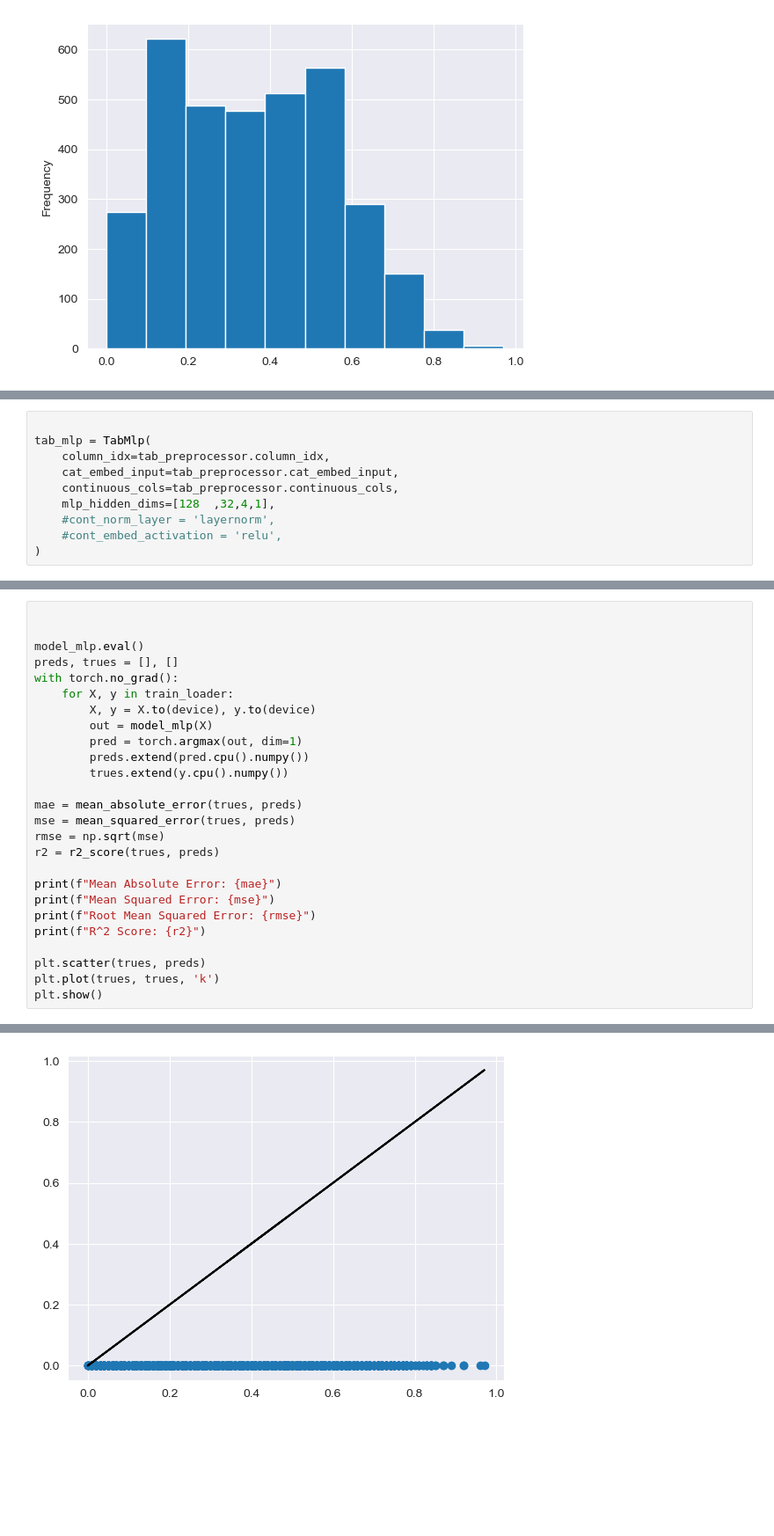
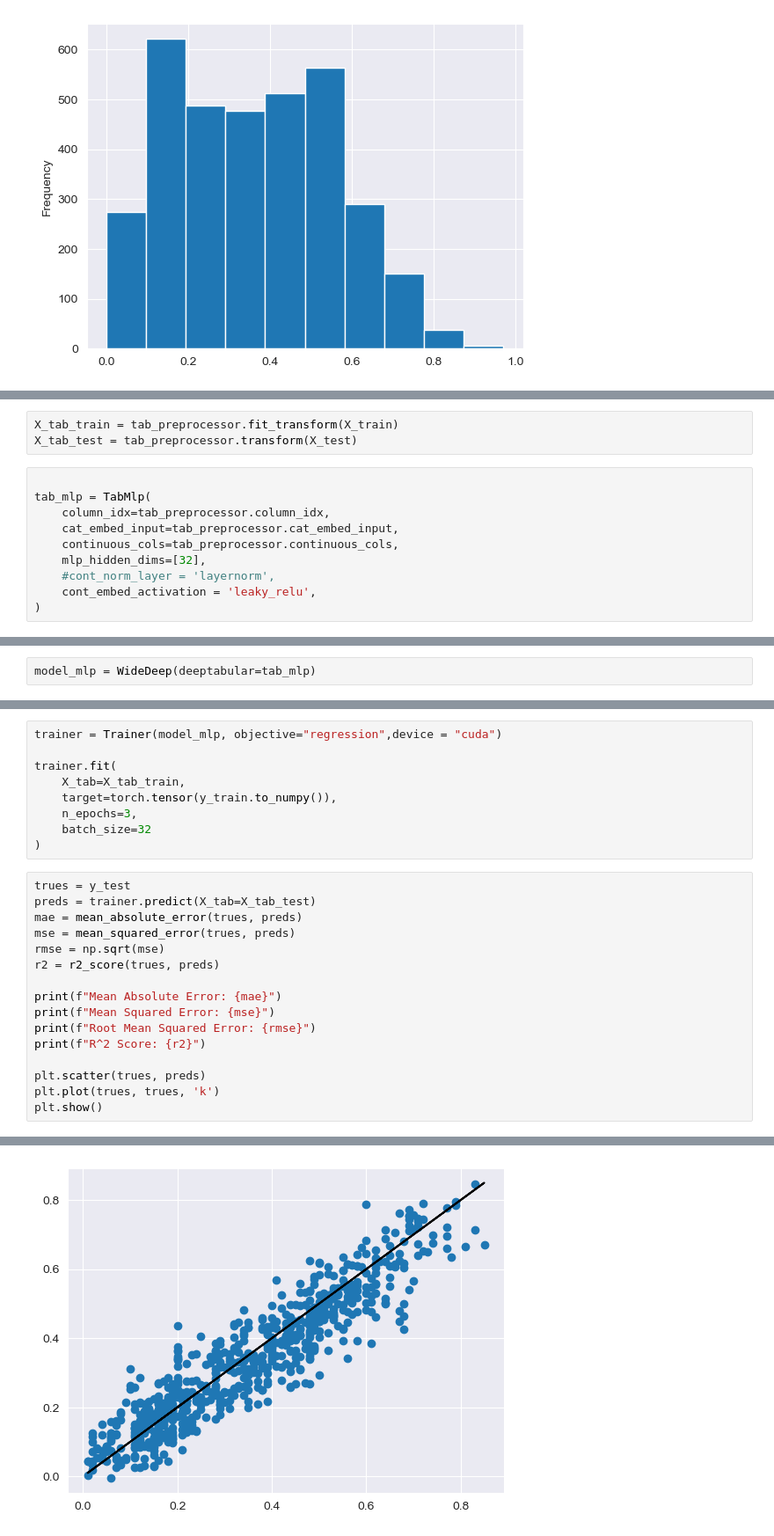
Before and after one commit to Afonso-Leal/PredictingRoadAccidentRisk_GabrielLeal, a Jupyter notebook: tab_transform_2.ipynb, the cells around one changed output, grey strips where cells are left out. Shown at 88% size. Saved outputs shown, nothing was run; the diff lists cells and outputs as text; blank space fills up the shorter version.

```diff
--- a/tab_transform_2.ipynb
+++ b/tab_transform_2.ipynb
@@ -71,11 +71,14 @@ X_tab = tab_preprocessor.fit_transform(train_csv)
+# %%
+X_tab_train = tab_preprocessor.fit_transform(X_train)
+X_tab_test = tab_preprocessor.transform(X_test)
 # %%
 
 tab_mlp = TabMlp(
     column_idx=tab_preprocessor.column_idx,
     cat_embed_input=tab_preprocessor.cat_embed_input,
     continuous_cols=tab_preprocessor.continuous_cols,
-    mlp_hidden_dims=[128  ,32,4,1],
+    mlp_hidden_dims=[32],
     #cont_norm_layer = 'layernorm',
-    #cont_embed_activation = 'relu',
+    cont_embed_activation = 'leaky_relu',
 )
 # %%
@@ -127,0 +92,2 @@ Epoch 100: Loss 0.0527
+# %%
+model_mlp = WideDeep(deeptabular=tab_mlp)
@@ -128,16 +99,15 @@ Epoch 100: Loss 0.0527
+# %%
+trainer = Trainer(model_mlp, objective="regression",device = "cuda")
+
+trainer.fit(
+    X_tab=X_tab_train,
+    target=torch.tensor(y_train.to_numpy()),
+    n_epochs=3,
+    batch_size=32
+)
 # %%
-
-
-model_mlp.eval()
-preds, trues = [], []
-with torch.no_grad():
-    for X, y in train_loader:
-        X, y = X.to(device), y.to(device)
-        out = model_mlp(X)
-        pred = torch.argmax(out, dim=1)
-        preds.extend(pred.cpu().numpy())
-        trues.extend(y.cpu().numpy())
-
+trues = y_test
+preds = trainer.predict(X_tab=X_tab_test)
 mae = mean_absolute_error(trues, preds)
 mse = mean_squared_error(trues, preds)
 rmse = np.sqrt(mse)
@@ -159 +129 @@ R^2 Score: -3.4495846921208537
-[figure, old version]
+[figure, new version]
```
Also changed, not shown: parts of 13 cells of this notebook, 2 other files.
